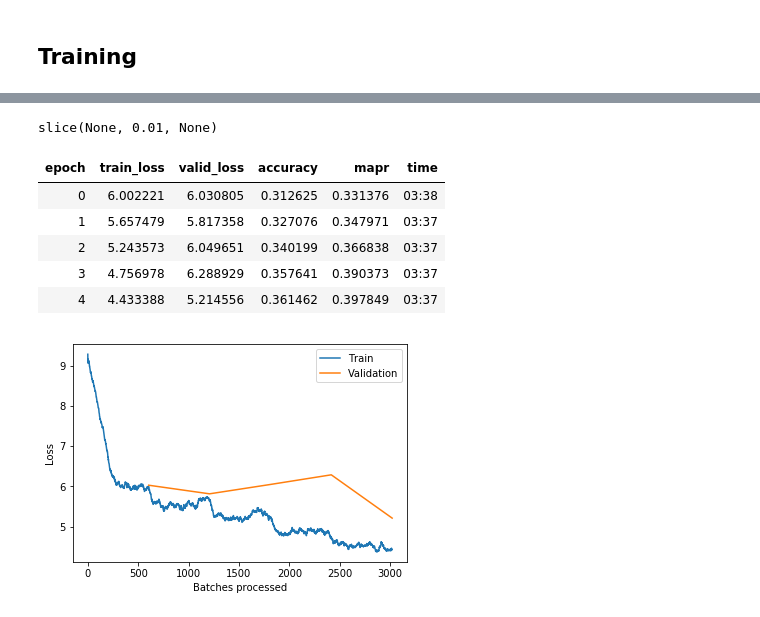
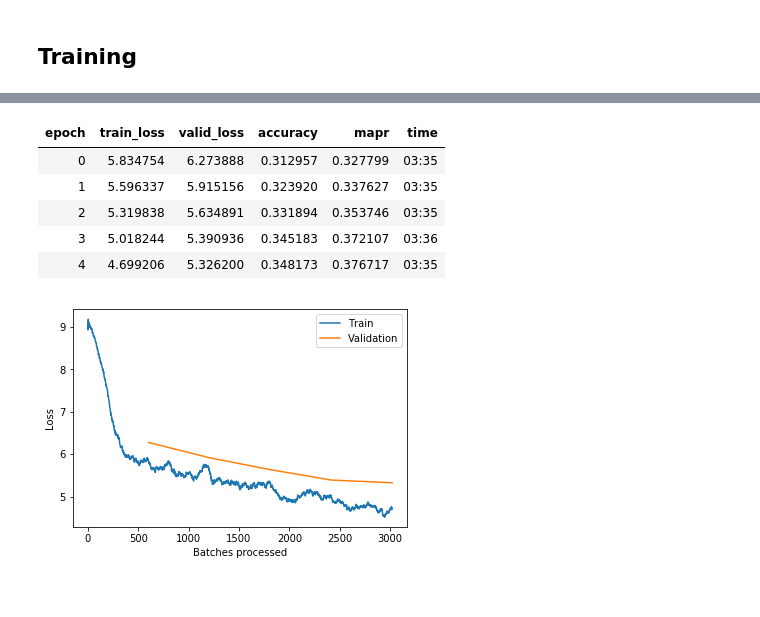
Before and after one commit to jachen36/humpback_kaggle, a Jupyter notebook: first_attempt-Copy1.ipynb, the cells around one changed output, grey strips where cells are left out. Cells and saved outputs as stored; diff of their text form; code cells hidden in the pictures.

```diff
--- a/first_attempt-Copy1.ipynb
+++ b/first_attempt-Copy1.ipynb
@@ -192,2 +272,2 @@ map5 = partial(mapr, mapn=5)
 # %%
-learn = create_cnn(data=data, base_arch=models.resnet50, metrics=[accuracy, map5])
+learn = cnn_learner(data=data, base_arch=models.resnet50, metrics=[accuracy, map5], pretrained=True)
@@ -203,18 +274,13 @@ learn.recorder.plot()
-# %%
-lr = 0.01
-slice(lr)
-# %% [output]
-slice(None, 0.01, None)
 # %%
-learn.fit_one_cycle(5, slice(lr))
+learn.fit_one_cycle(5, 0.0051)
 # %% [output]
 | epoch | train_loss | valid_loss | accuracy | mapr | time |
-| 0 | 6.002221 | 6.030805 | 0.312625 | 0.331376 | 03:38 |
-| 1 | 5.657479 | 5.817358 | 0.327076 | 0.347971 | 03:37 |
-| 2 | 5.243573 | 6.049651 | 0.340199 | 0.366838 | 03:37 |
-| 3 | 4.756978 | 6.288929 | 0.357641 | 0.390373 | 03:37 |
-| 4 | 4.433388 | 5.214556 | 0.361462 | 0.397849 | 03:37 |
+| 0 | 5.834754 | 6.273888 | 0.312957 | 0.327799 | 03:35 |
+| 1 | 5.596337 | 5.915156 | 0.323920 | 0.337627 | 03:35 |
+| 2 | 5.319838 | 5.634891 | 0.331894 | 0.353746 | 03:35 |
+| 3 | 5.018244 | 5.390936 | 0.345183 | 0.372107 | 03:36 |
+| 4 | 4.699206 | 5.326200 | 0.348173 | 0.376717 | 03:35 |
 # %%
 learn.recorder.plot_losses()
 # %% [output]
-[figure, old version]
+[figure, new version]
```
Also changed, not shown: parts of 41 cells of this notebook, 1 other file.
